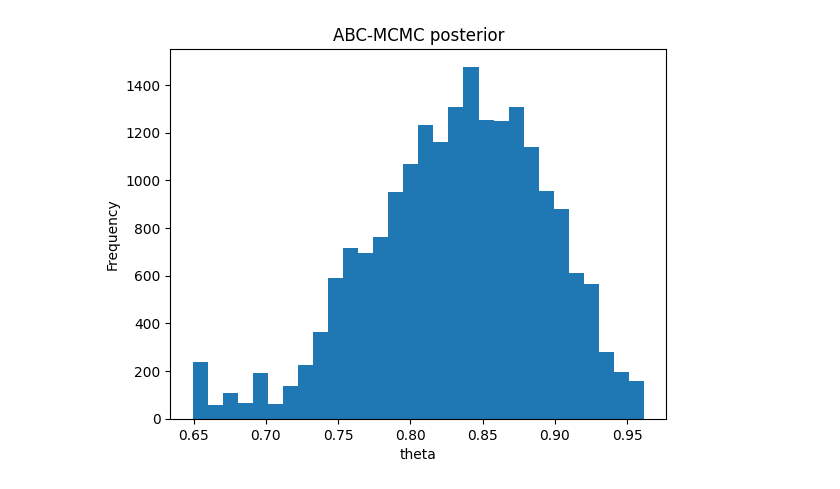
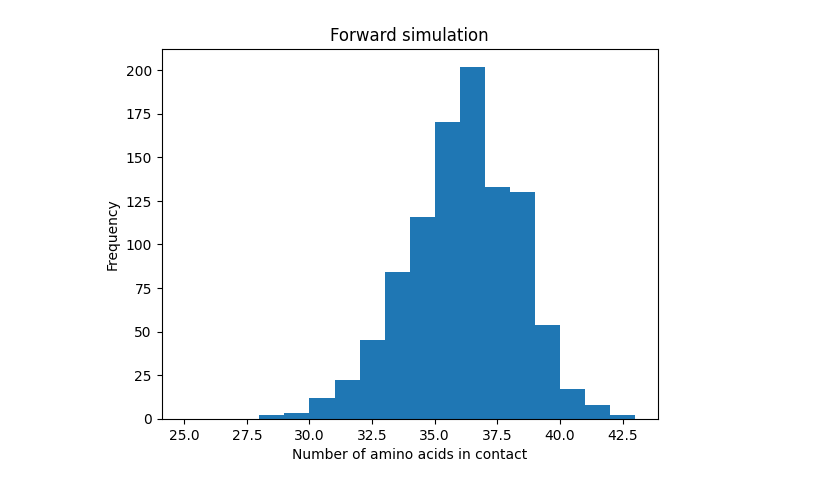
Before and after one commit to nannastahl/CB2330-project, a Jupyter notebook: Förslag_kod_number_of_contacts.ipynb, the cells around one changed output. Cells and saved outputs as stored; diff of their text form; code cells hidden in the pictures.

Commit message:
Med lite test/ändringar

```diff
--- a/Förslag_kod_number_of_contacts.ipynb
+++ b/Förslag_kod_number_of_contacts.ipynb
@@ -19,8 +19,7 @@ def lcg(state, a, c, m):
     return (a * state + c) % m
 
 
-def simulation(theta, seed, n_residues=42):
-    state = seed
+def simulation(theta, state, n_residues=N_RESIDUES):
     contacts = 0
 
     for i in range(n_residues):
@@ -31,10 +30,28 @@ def simulation(theta, seed, n_residues=42):
             contacts += 1
 
     return contacts, state
-x_sim, state = simulation(theta=0.85, seed=30)
 
-print("Observed contacts:", x_obs)
-print("Simulated contacts:", x_sim)
+
+#Forward simulation
+
+theta = 0.85
+n_simulations = 1000
+simulated_contacts = [0] * n_simulations
+
+state = seed
+
+for i in range(n_simulations):
+    simulated_contacts[i], state = simulation(theta, state)
+
+print("theta =", theta)
+print("Mean simulated contacts:", np.mean(simulated_contacts))
+print("Expected contacts:", N_RESIDUES * theta)
+
+plt.hist(simulated_contacts, bins=range(25, 44))
+plt.xlabel("Number of amino acids in contact")
+plt.ylabel("Frequency")
+plt.title("Forward simulation")
+plt.show()
 
 
 def summary(x):
@@ -42,7 +59,8 @@ def summary(x):
 
 PRIOR = (0.0, 1.0)
 
-def abc_mcmc(n_steps, epsilon, start, state, half_width=0.03):
+
+def abc_mcmc(n_steps, epsilon, start, state, x_obs, half_width=0.03):
 
     theta = start
     chain = [0.0] * n_steps
@@ -68,14 +86,68 @@ def abc_mcmc(n_steps, epsilon, start, state, half_width=0.03):
 
     return chain, n_acc, state
 
-chain, n_acc, state = abc_mcmc(n_steps=20000, epsilon=1, start=0.85, state=seed)
 
+#Test against simulated truth
+THETA_TRUE = 0.85
+
+state = seed
+x_test, state = simulation(THETA_TRUE, state)
+
+print("True theta:", THETA_TRUE)
+print("Simulated observation:", x_test)
+
+chain_test, n_acc_test, state = abc_mcmc(
+    n_steps=20000,
+    epsilon=1,
+    start=0.8,
+    state=state,
+    x_obs=x_test)
+
+burn_in = 2000 #Saw on yt ypu should use a burn in, don't know if necessary
+posterior_test = chain_test[burn_in:]
+
+print("Acceptance rate:", n_acc_test / len(chain_test))
+print("Estimated theta:", np.mean(posterior_test), "+/-", np.std(posterior_test))
+
+
+plt.hist(posterior_test, bins=30)
+plt.axvline(THETA_TRUE, linestyle="--")
+plt.xlabel("theta")
+plt.ylabel("Frequency")
+plt.title("ABC-MCMC test against simulated truth")
+plt.show()
+
+
+#Estimate theta from paper result
+
+state = seed
+
+chain, n_acc, state = abc_mcmc(
+    n_steps=20000,
+    epsilon=1,
+    start=0.8,
+    state=state,
+    x_obs=x_obs
+)
+
+posterior = chain[burn_in:]
+
+print("Observed contacts:", x_obs)
 print("Acceptance rate:", n_acc / len(chain))
+print("Estimated theta:", np.mean(posterior), "+/-", np.std(posterior))
 
-posterior = chain
+
 plt.hist(posterior, bins=30)
 plt.xlabel("theta")
 plt.ylabel("Frequency")
 plt.title("ABC-MCMC posterior")
 plt.show()
+
+
+#Assumptions:
+#Each amino acid is either in contact or not in contact with the membrane.
+#Each amino acid has the same probability theta of being in contact.
+#Contacts between amino acids are independent.
+#The observed 36 contacts are treated as one observation from this process.
+#Residue identity, charge and position are not included in the model.
 # %% [output]
@@ -85 +157 @@ Acceptance rate: 0.3329
-[figure, old version]
+[figure, new version]
```
Also changed, not shown: parts of 1 cell of this notebook.
